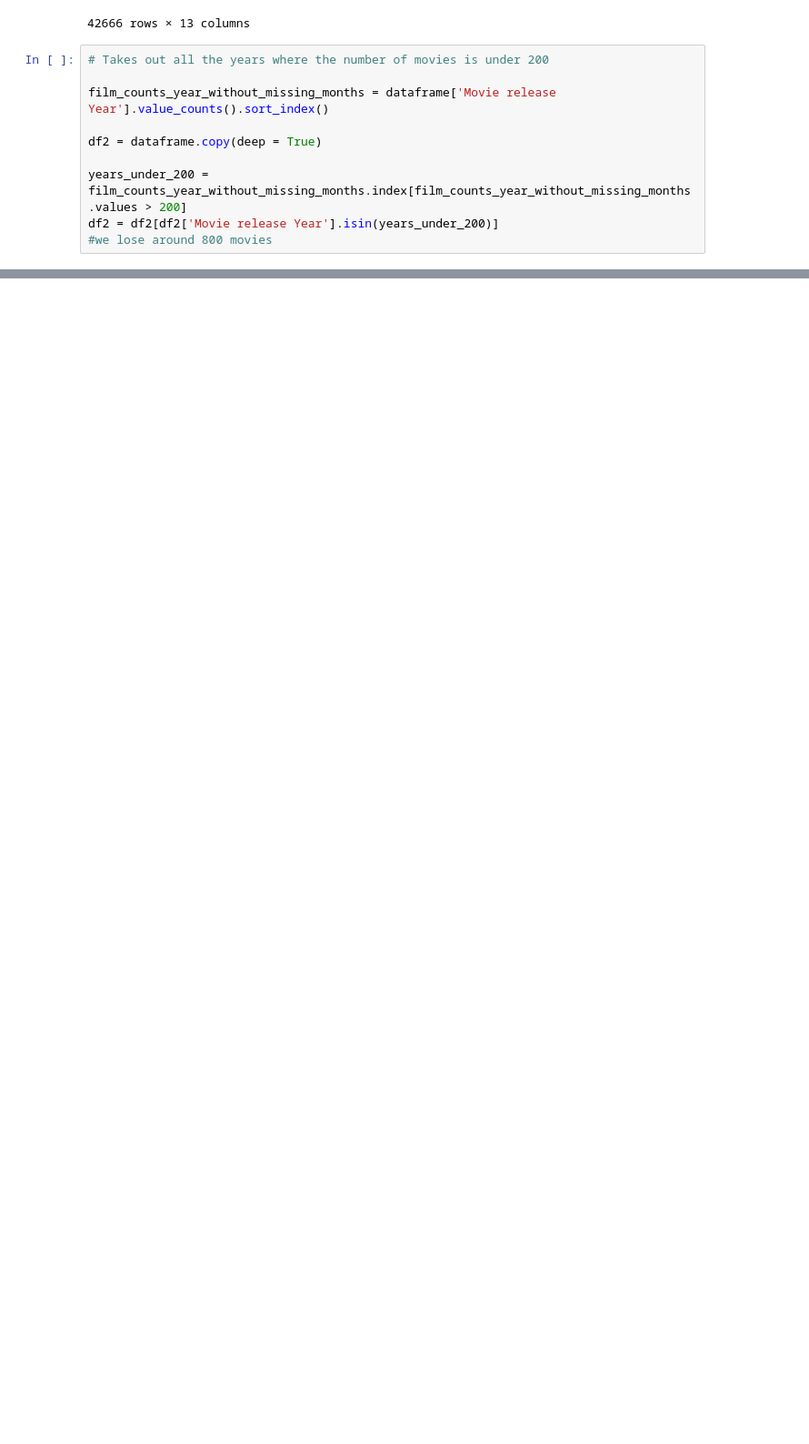
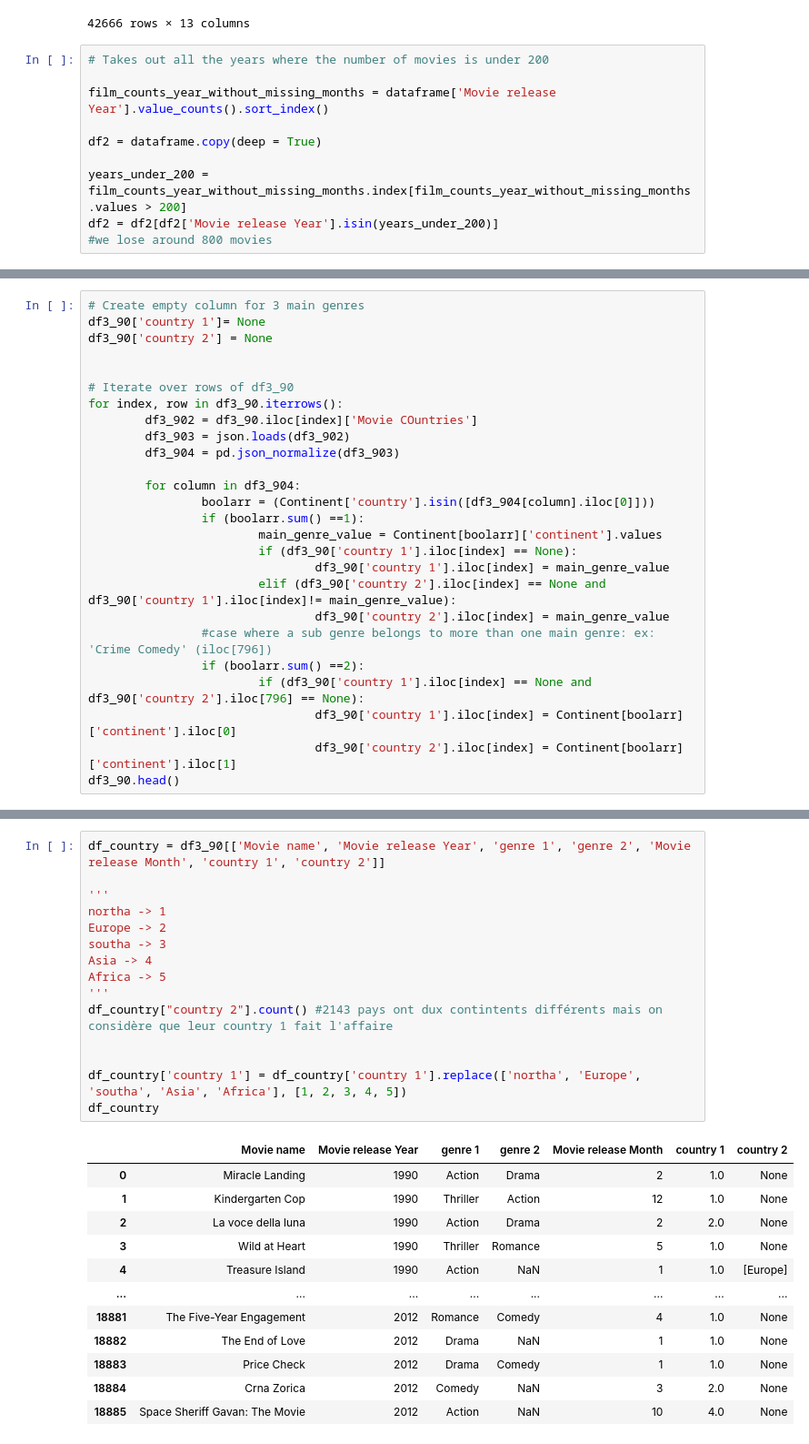
Before and after one commit to epfl-ada/ada-2023-project-dat4k, a Jupyter notebook: genres_jules.ipynb, the cells around one changed output, grey strips where cells are left out. Shown at 91% size. Cells and saved outputs as stored; diff of their text form; blank space fills up the shorter version.

```diff
--- a/genres_jules.ipynb
+++ b/genres_jules.ipynb
@@ -110,0 +157,26 @@ film_counts_month = df2['Movie release Month'].value_counts().sort_index() #film
+# %%
+# Create empty column for 3 main genres
+df3_90['country 1']= None
+df3_90['country 2'] = None
+
+
+# Iterate over rows of df3_90
+for index, row in df3_90.iterrows():
+        df3_902 = df3_90.iloc[index]['Movie COuntries']
+        df3_903 = json.loads(df3_902)
+        df3_904 = pd.json_normalize(df3_903)
+
+        for column in df3_904:
+                boolarr = (Continent['country'].isin([df3_904[column].iloc[0]]))
+                if (boolarr.sum() ==1):
+                        main_genre_value = Continent[boolarr]['continent'].values
+                        if (df3_90['country 1'].iloc[index] == None):
+                                df3_90['country 1'].iloc[index] = main_genre_value
+                        elif (df3_90['country 2'].iloc[index] == None and df3_90['country 1'].iloc[index]!= main_genre_value):
+                                df3_90['country 2'].iloc[index] = main_genre_value
+                #case where a sub genre belongs to more than one main genre: ex: 'Crime Comedy' (iloc[796])
+                if (boolarr.sum() ==2):
+                        if (df3_90['country 1'].iloc[index] == None and df3_90['country 2'].iloc[796] == None):
+                                df3_90['country 1'].iloc[index] = Continent[boolarr]['continent'].iloc[0]
+                                df3_90['country 2'].iloc[index] = Continent[boolarr]['continent'].iloc[1]
+df3_90.head()
@@ -110,0 +190,28 @@ film_counts_month = df2['Movie release Month'].value_counts().sort_index() #film
+# %%
+df_country = df3_90[['Movie name', 'Movie release Year', 'genre 1', 'genre 2', 'Movie release Month', 'country 1', 'country 2']]
+
+'''
+northa -> 1
+Europe -> 2
+southa -> 3
+Asia -> 4
+Africa -> 5
+'''
+df_country["country 2"].count() #2143 pays ont dux contintents différents mais on considère que leur country 1 fait l'affaire
+
+
+df_country['country 1'] = df_country['country 1'].replace(['northa', 'Europe', 'southa', 'Asia', 'Africa'], [1, 2, 3, 4, 5])
+df_country
+# %% [output]
+|  | Movie name | Movie release Year | genre 1 | genre 2 | Movie release Month | country 1 | country 2 |
+| 0 | Miracle Landing | 1990 | Action | Drama | 2 | 1.0 | None |
+| 1 | Kindergarten Cop | 1990 | Thriller | Action | 12 | 1.0 | None |
+| 2 | La voce della luna | 1990 | Action | Drama | 2 | 2.0 | None |
+| 3 | Wild at Heart | 1990 | Thriller | Romance | 5 | 1.0 | None |
+| 4 | Treasure Island | 1990 | Action | NaN | 1 | 1.0 | [Europe] |
+| ... | ... | ... | ... | ... | ... | ... | ... |
+| 18881 | The Five-Year Engagement | 2012 | Romance | Comedy | 4 | 1.0 | None |
+| 18882 | The End of Love | 2012 | Drama | NaN | 1 | 1.0 | None |
+| 18883 | Price Check | 2012 | Drama | Comedy | 1 | 1.0 | None |
+| 18884 | Crna Zorica | 2012 | Comedy | NaN | 3 | 2.0 | None |
+| 18885 | Space Sheriff Gavan: The Movie | 2012 | Action | NaN | 10 | 4.0 | None |
```
Also changed, not shown: parts of 30 cells of this notebook, 1 other file.
